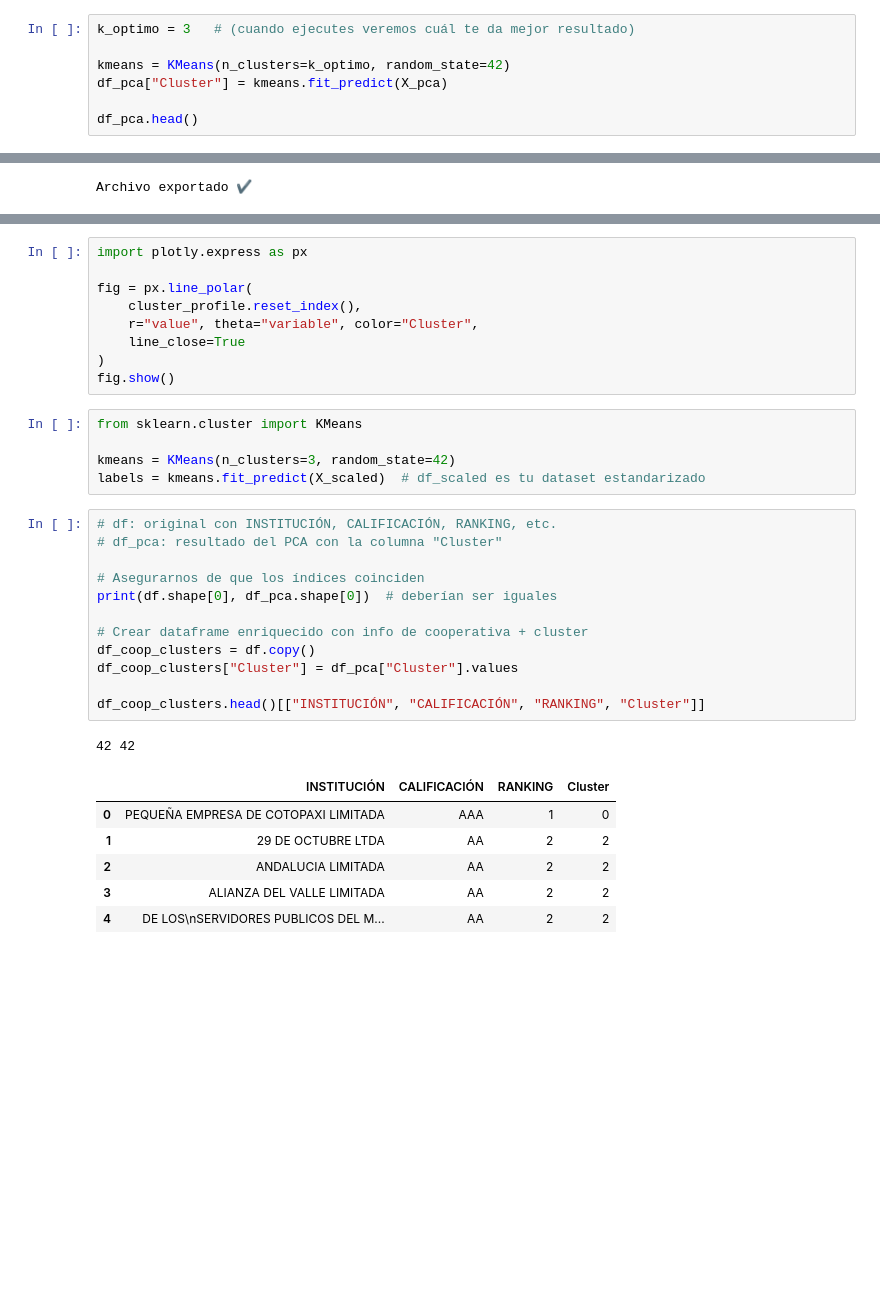
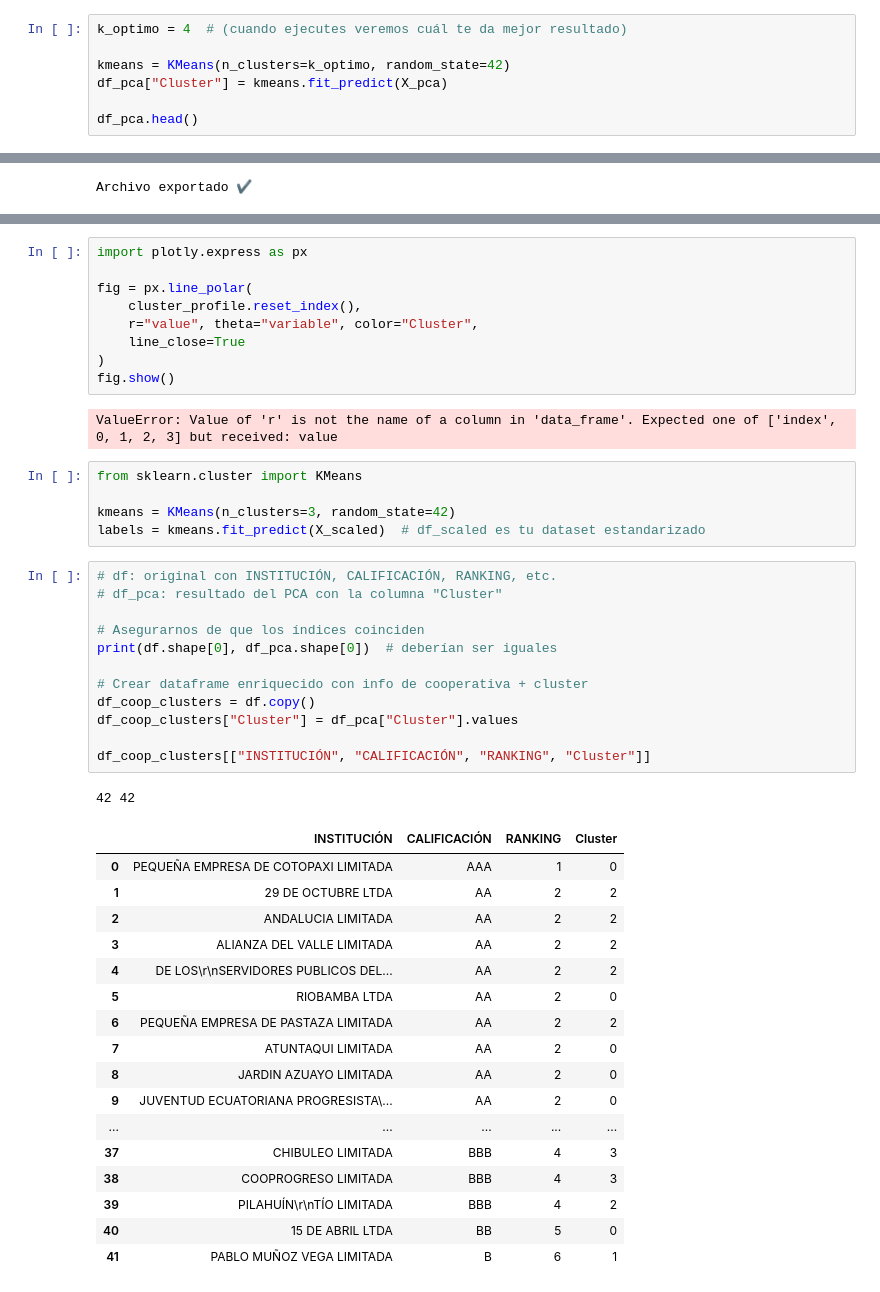
Before and after one commit to tonyfajardo1/ml-cooperativas-segmento1, a Jupyter notebook: notebooks/01_eda_y_clustering_extended.ipynb, the cells around one changed output, grey strips where cells are left out. Saved outputs shown, nothing was run; the diff lists cells and outputs as text; blank space fills up the shorter version.

```diff
--- a/notebooks/01_eda_y_clustering_extended.ipynb
+++ b/notebooks/01_eda_y_clustering_extended.ipynb
@@ -396,7 +433,7 @@ plt.show()
 # %% [markdown]
 K-means
 # %%
-k_optimo = 3   # (cuando ejecutes veremos cuál te da mejor resultado)
+k_optimo = 4  # (cuando ejecutes veremos cuál te da mejor resultado)
 
 kmeans = KMeans(n_clusters=k_optimo, random_state=42)
 df_pca["Cluster"] = kmeans.fit_predict(X_pca)
@@ -533,6 +554,8 @@ fig = px.line_polar(
     line_close=True
 )
 fig.show()
+# %% [output]
+ValueError: Value of 'r' is not the name of a column in 'data_frame'. Expected one of ['index', 0, 1, 2, 3] but received: value
 # %%
 from sklearn.cluster import KMeans
 
@@ -541,23 +564,34 @@ labels = kmeans.fit_predict(X_scaled)  # df_scaled es tu dataset estandarizado
 # %%
 # df: original con INSTITUCIÓN, CALIFICACIÓN, RANKING, etc.
 # df_pca: resultado del PCA con la columna "Cluster"
 
 # Asegurarnos de que los índices coinciden
 print(df.shape[0], df_pca.shape[0])  # deberían ser iguales
 
 # Crear dataframe enriquecido con info de cooperativa + cluster
 df_coop_clusters = df.copy()
 df_coop_clusters["Cluster"] = df_pca["Cluster"].values
 
-df_coop_clusters.head()[["INSTITUCIÓN", "CALIFICACIÓN", "RANKING", "Cluster"]]
+df_coop_clusters[["INSTITUCIÓN", "CALIFICACIÓN", "RANKING", "Cluster"]]
 # %% [output]
 42 42
 |  | INSTITUCIÓN | CALIFICACIÓN | RANKING | Cluster |
 | 0 | PEQUEÑA EMPRESA DE COTOPAXI LIMITADA | AAA | 1 | 0 |
 | 1 | 29 DE OCTUBRE LTDA | AA | 2 | 2 |
 | 2 | ANDALUCIA LIMITADA | AA | 2 | 2 |
 | 3 | ALIANZA DEL VALLE LIMITADA | AA | 2 | 2 |
-| 4 | DE LOS\nSERVIDORES PUBLICOS DEL M... | AA | 2 | 2 |
+| 4 | DE LOS\r\nSERVIDORES PUBLICOS DEL... | AA | 2 | 2 |
+| 5 | RIOBAMBA LTDA | AA | 2 | 0 |
+| 6 | PEQUEÑA EMPRESA DE PASTAZA LIMITADA | AA | 2 | 2 |
+| 7 | ATUNTAQUI LIMITADA | AA | 2 | 0 |
+| 8 | JARDIN AZUAYO LIMITADA | AA | 2 | 0 |
+| 9 | JUVENTUD ECUATORIANA PROGRESISTA\... | AA | 2 | 0 |
+| ... | ... | ... | ... | ... |
+| 37 | CHIBULEO LIMITADA | BBB | 4 | 3 |
+| 38 | COOPROGRESO LIMITADA | BBB | 4 | 3 |
+| 39 | PILAHUÍN\r\nTÍO LIMITADA | BBB | 4 | 2 |
+| 40 | 15 DE ABRIL LTDA | BB | 5 | 0 |
+| 41 | PABLO MUÑOZ VEGA LIMITADA | B | 6 | 1 |
 # %%
 df_coop_clusters[["INSTITUCIÓN", "CALIFICACIÓN", "RANKING", "Cluster"]]
 # %% [output]
```
Also changed, not shown: parts of 40 cells of this notebook, 2 other files.
